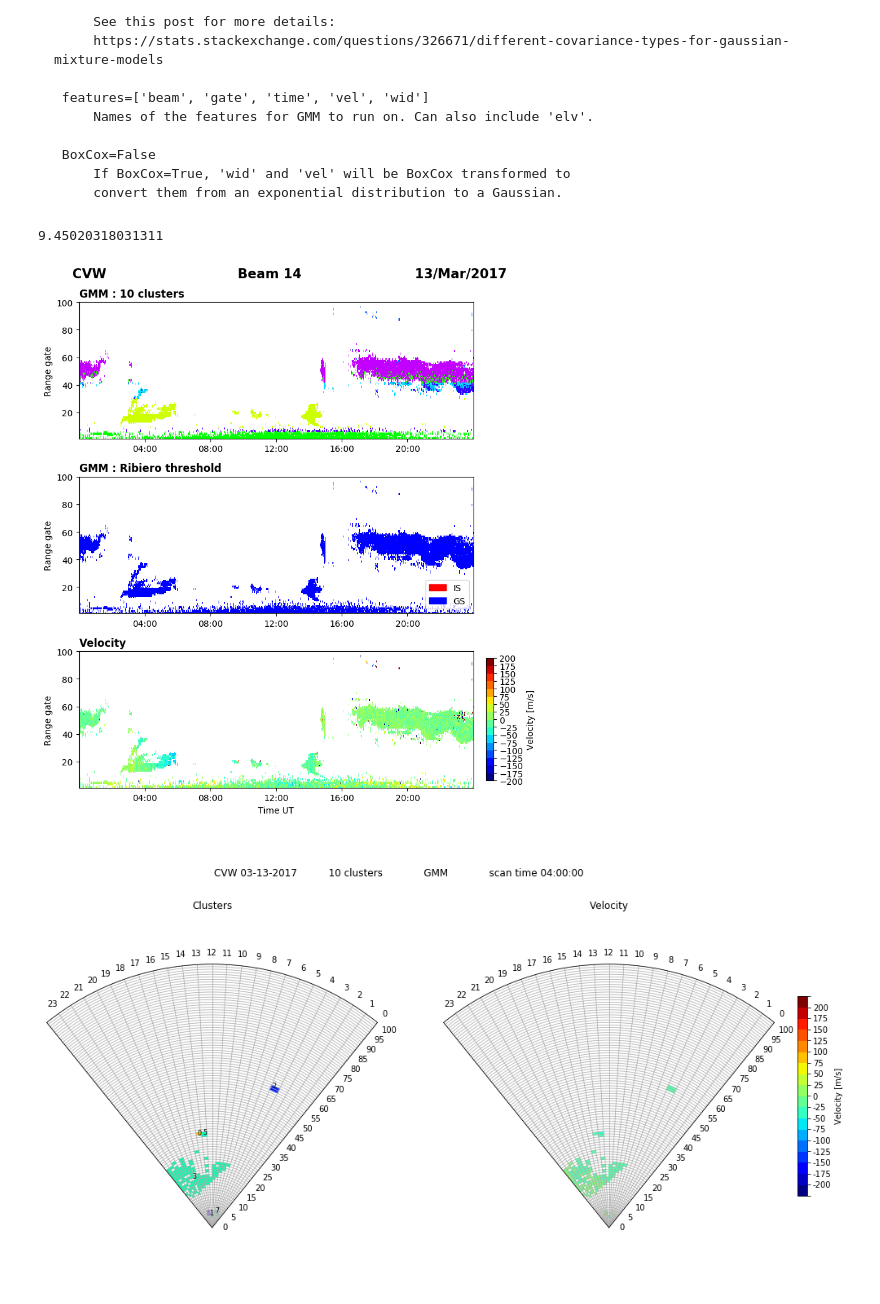
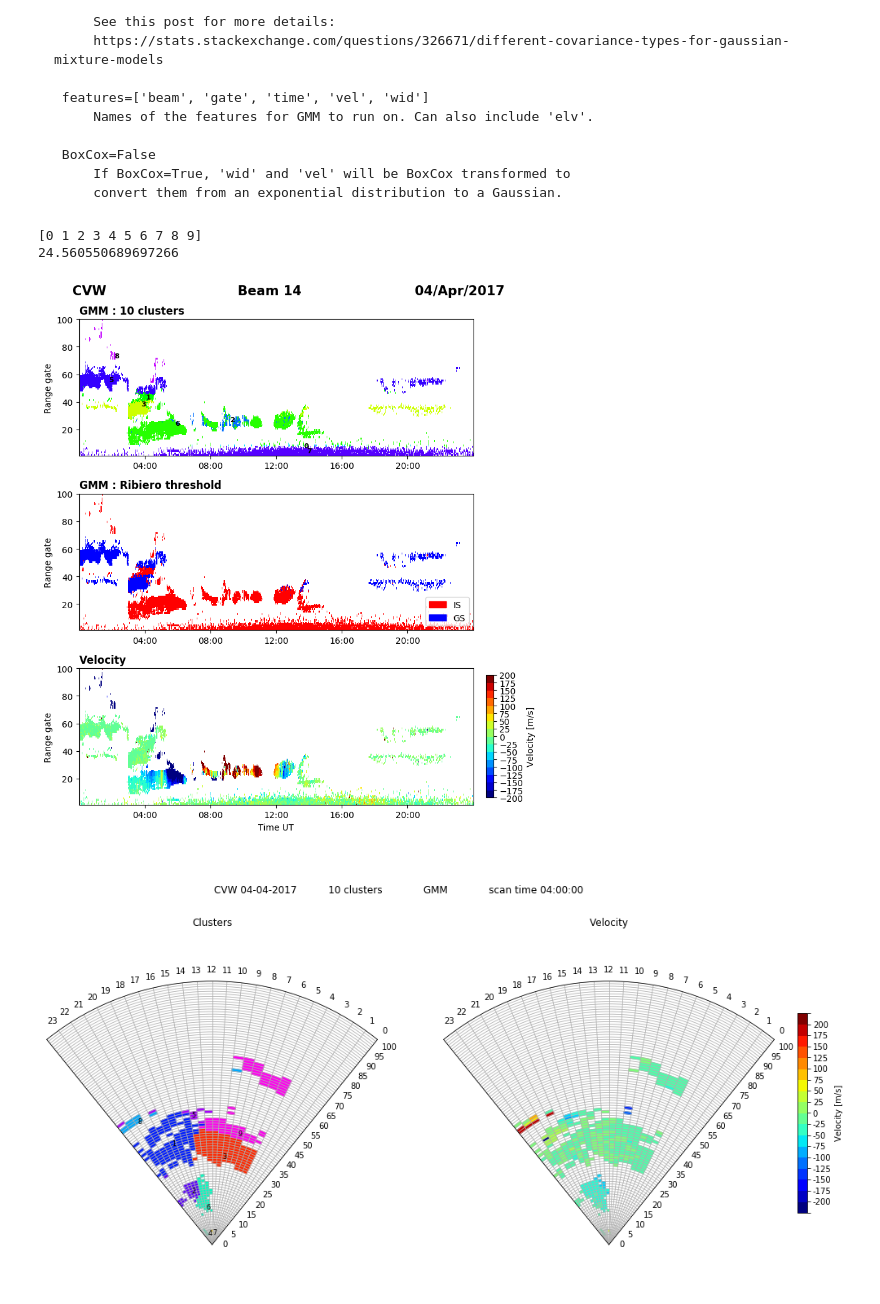
Before and after one commit to vtsuperdarn/clustering_superdarn_data, a Jupyter notebook: plotters/gmm.ipynb, the cells around one changed output. Saved outputs shown, nothing was run; the diff lists cells and outputs as text; code cells hidden in the pictures.

```diff
--- a/plotters/gmm.ipynb
+++ b/plotters/gmm.ipynb
@@ -33,20 +33,21 @@ sys.path.insert(0, '..')
 from algorithms.gmm import GMM
 import datetime
 
-start_time = datetime.datetime(2017, 3, 13)
-end_time = datetime.datetime(2017, 3, 14)
-gmm = GMM(start_time, end_time, 'cvw', cov='diag', n_clusters=10, BoxCox=True, load_model=True, save_model=False)
+start_time = datetime.datetime(2017, 4, 4)
+end_time = datetime.datetime(2017, 4, 5)
+gmm = GMM(start_time, end_time, 'cvw', cov='full', n_clusters=10, BoxCox=True, load_model=False, save_model=True)
 print(gmm.runtime)
 # %% [output]
-9.45020318031311
+[0 1 2 3 4 5 6 7 8 9]
+24.560550689697266
 # %%
 %matplotlib inline
 # Make RTI plots to compare AJ's threshold with traditional threshold
-gmm.plot_rti(14, 'Ribiero', save_fig=True)           # Slooow
+gmm.plot_rti(14, 'Ribiero')           # Slooow
 # Make fanplots of the individual clusters over some time period
-fanplot_start = datetime.datetime(2017, 3, 13, 4, 0, 0)
-fanplot_end = datetime.datetime(2017, 3, 13, 4, 0, 0)
-gmm.plot_fanplots(fanplot_start, fanplot_end, save_fig=True)
+fanplot_start = datetime.datetime(2017, 4, 4, 4, 0, 0)
+fanplot_end = datetime.datetime(2017, 4, 4, 4, 0, 0)
+gmm.plot_fanplots(fanplot_start, fanplot_end)
 # %% [output]
-[figure, old version]
+[figure, new version]
-[figure, old version]
+[figure, new version]
```
Also changed, not shown: 5 other files.
